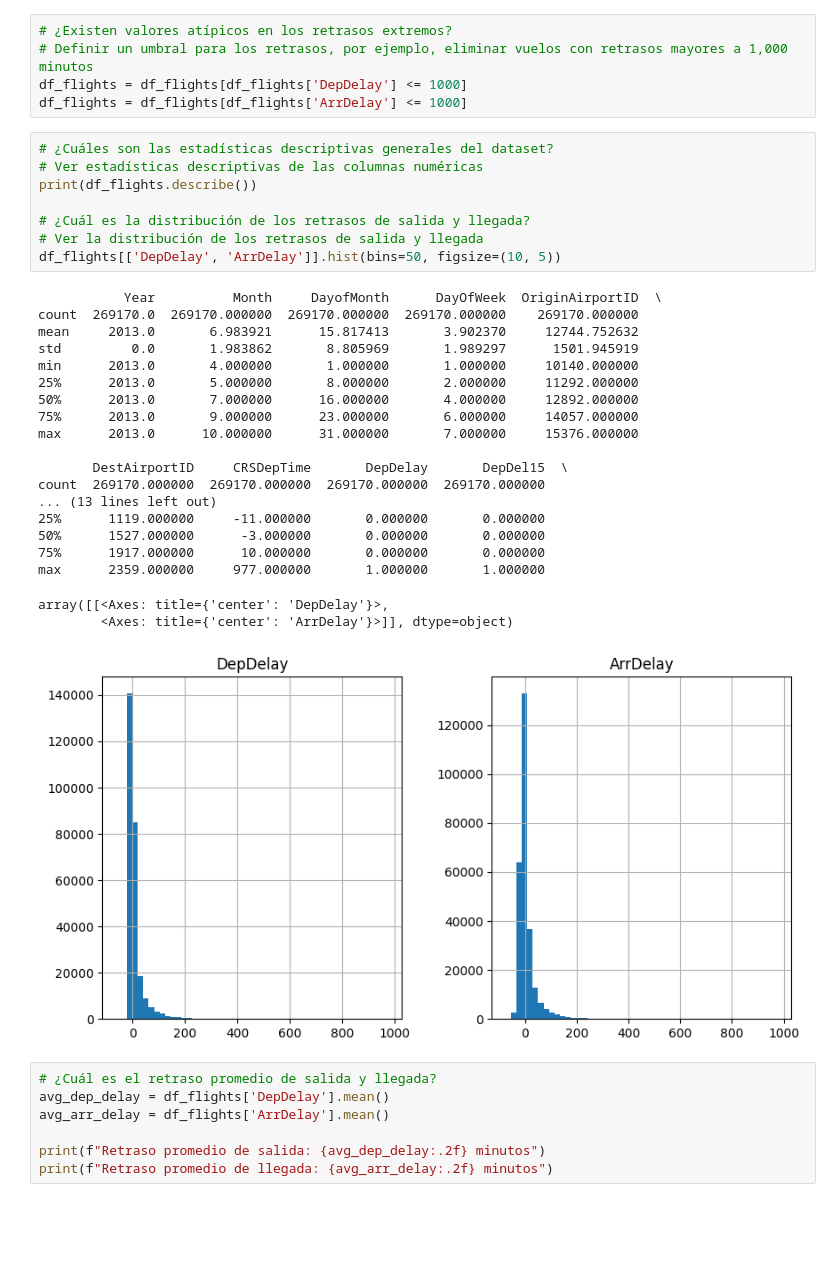
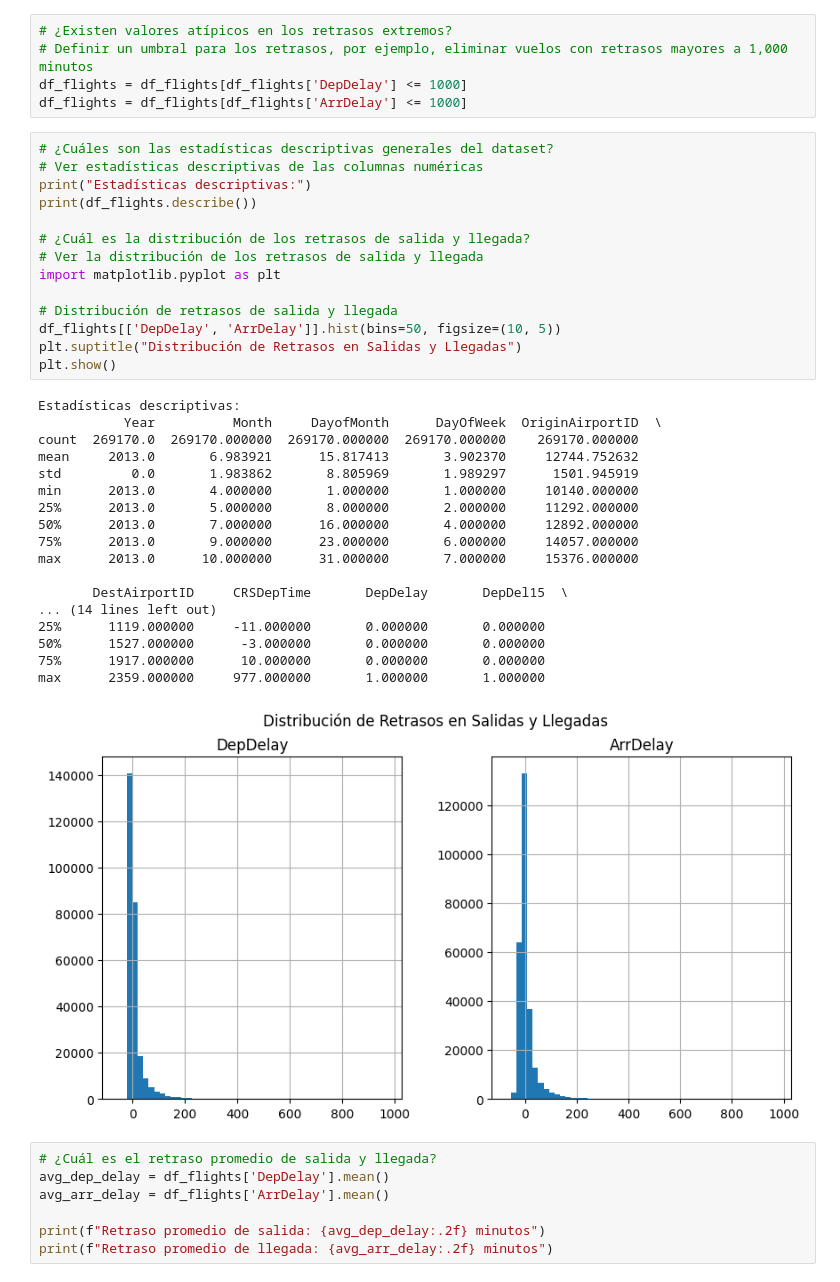
Before and after one commit to Gael-M0/VG2024-2025, a Jupyter notebook: Examen Primer Parcial/Pandas_Flights_Challenge.ipynb, the cells around one changed output. Saved outputs shown, nothing was run; the diff lists cells and outputs as text; blank space fills up the shorter version.

```diff
--- a/Examen Primer Parcial/Pandas_Flights_Challenge.ipynb
+++ b/Examen Primer Parcial/Pandas_Flights_Challenge.ipynb
@@ -96,32 +99,36 @@ df_flights = df_flights[df_flights['ArrDelay'] <= 1000]
 # %%
 # ¿Cuáles son las estadísticas descriptivas generales del dataset?
 # Ver estadísticas descriptivas de las columnas numéricas
+print("Estadísticas descriptivas:")
 print(df_flights.describe())
 
 # ¿Cuál es la distribución de los retrasos de salida y llegada?
 # Ver la distribución de los retrasos de salida y llegada
+import matplotlib.pyplot as plt
+
+# Distribución de retrasos de salida y llegada
 df_flights[['DepDelay', 'ArrDelay']].hist(bins=50, figsize=(10, 5))
+plt.suptitle("Distribución de Retrasos en Salidas y Llegadas")
+plt.show()
 # %% [output]
+Estadísticas descriptivas:
            Year          Month     DayofMonth      DayOfWeek  OriginAirportID  \
 count  269170.0  269170.000000  269170.000000  269170.000000    269170.000000
 mean     2013.0       6.983921      15.817413       3.902370     12744.752632
 std         0.0       1.983862       8.805969       1.989297      1501.945919
 min      2013.0       4.000000       1.000000       1.000000     10140.000000
 25%      2013.0       5.000000       8.000000       2.000000     11292.000000
 50%      2013.0       7.000000      16.000000       4.000000     12892.000000
 75%      2013.0       9.000000      23.000000       6.000000     14057.000000
 max      2013.0      10.000000      31.000000       7.000000     15376.000000
 
        DestAirportID     CRSDepTime       DepDelay       DepDel15  \
-count  269170.000000  269170.000000  269170.000000  269170.000000
-... (13 lines left out)
+... (14 lines left out)
 25%      1119.000000     -11.000000       0.000000       0.000000
 50%      1527.000000      -3.000000       0.000000       0.000000
 75%      1917.000000      10.000000       0.000000       0.000000
 max      2359.000000     977.000000       1.000000       1.000000
-array([[<Axes: title={'center': 'DepDelay'}>,
-        <Axes: title={'center': 'ArrDelay'}>]], dtype=object)
-[figure, old version]
+[figure, new version]
 # %%
 # ¿Cuál es el retraso promedio de salida y llegada?
 avg_dep_delay = df_flights['DepDelay'].mean()
```
Also changed, not shown: parts of 5 cells of this notebook.
